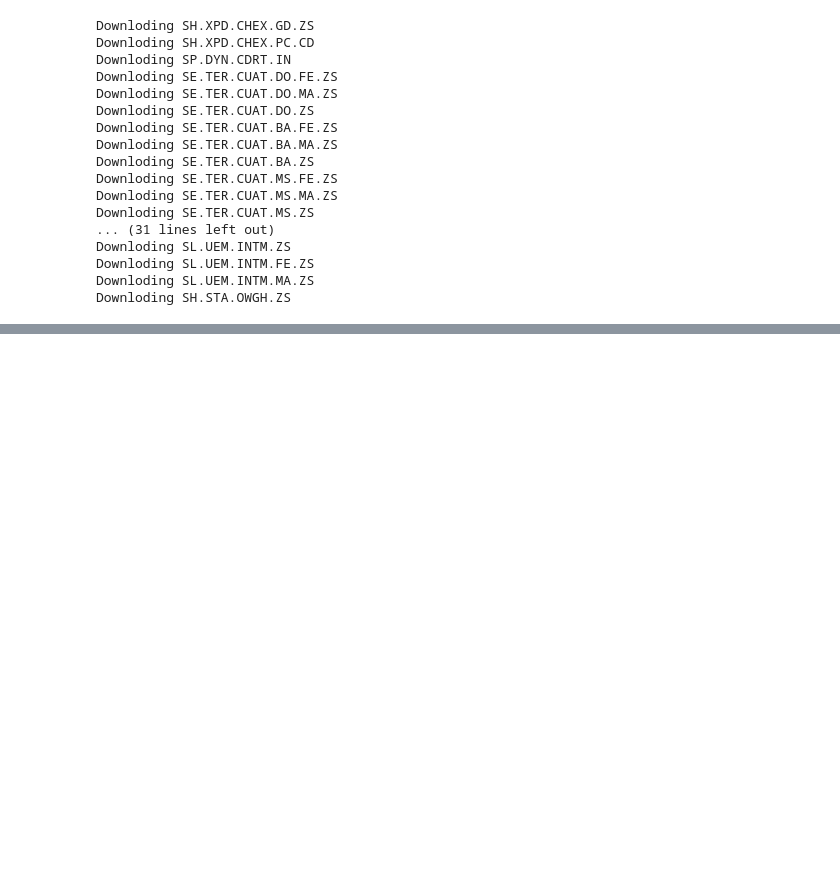
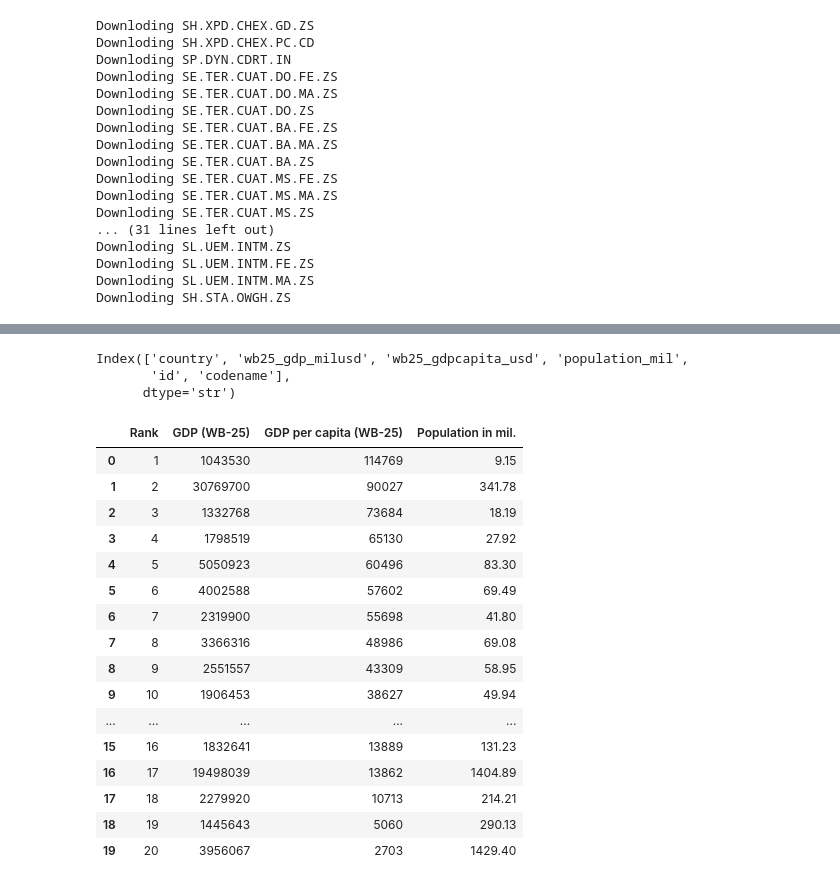
Before and after one commit to danialghamari/SQL_projects, a Jupyter notebook: Covid_19_analysis/1-DataCollection.ipynb, the cells around one changed output, grey strips where cells are left out. Cells and saved outputs as stored; diff of their text form; code cells hidden in the pictures; blank space fills up the shorter version.

```diff
--- a/Covid_19_analysis/1-DataCollection.ipynb
+++ b/Covid_19_analysis/1-DataCollection.ipynb
@@ -562,0 +584,6 @@ metadata_df.to_csv("Data/cleaned/WorldBank/metadata.csv")
+# %%
+top_economy_countries.columns
+# %% [output]
+Index(['country', 'wb25_gdp_milusd', 'wb25_gdpcapita_usd', 'population_mil',
+       'id', 'codename'],
+      dtype='str')
@@ -562,0 +603,22 @@ metadata_df.to_csv("Data/cleaned/WorldBank/metadata.csv")
+# %%
+num_col = temp_df.select_dtypes(np.number)
+# %%
+num_col
+# %% [output]
+|  | Rank | GDP (WB-25) | GDP per capita (WB-25) | Population in mil. |
+| 0 | 1 | 1043530 | 114769 | 9.15 |
+| 1 | 2 | 30769700 | 90027 | 341.78 |
+| 2 | 3 | 1332768 | 73684 | 18.19 |
+| 3 | 4 | 1798519 | 65130 | 27.92 |
+| 4 | 5 | 5050923 | 60496 | 83.30 |
+| 5 | 6 | 4002588 | 57602 | 69.49 |
+| 6 | 7 | 2319900 | 55698 | 41.80 |
+| 7 | 8 | 3366316 | 48986 | 69.08 |
+| 8 | 9 | 2551557 | 43309 | 58.95 |
+| 9 | 10 | 1906453 | 38627 | 49.94 |
+| ... | ... | ... | ... | ... |
+| 15 | 16 | 1832641 | 13889 | 131.23 |
+| 16 | 17 | 19498039 | 13862 | 1404.89 |
+| 17 | 18 | 2279920 | 10713 | 214.21 |
+| 18 | 19 | 1445643 | 5060 | 290.13 |
+| 19 | 20 | 3956067 | 2703 | 1429.40 |
```
Also changed, not shown: parts of 4 cells of this notebook, 2 other files.
